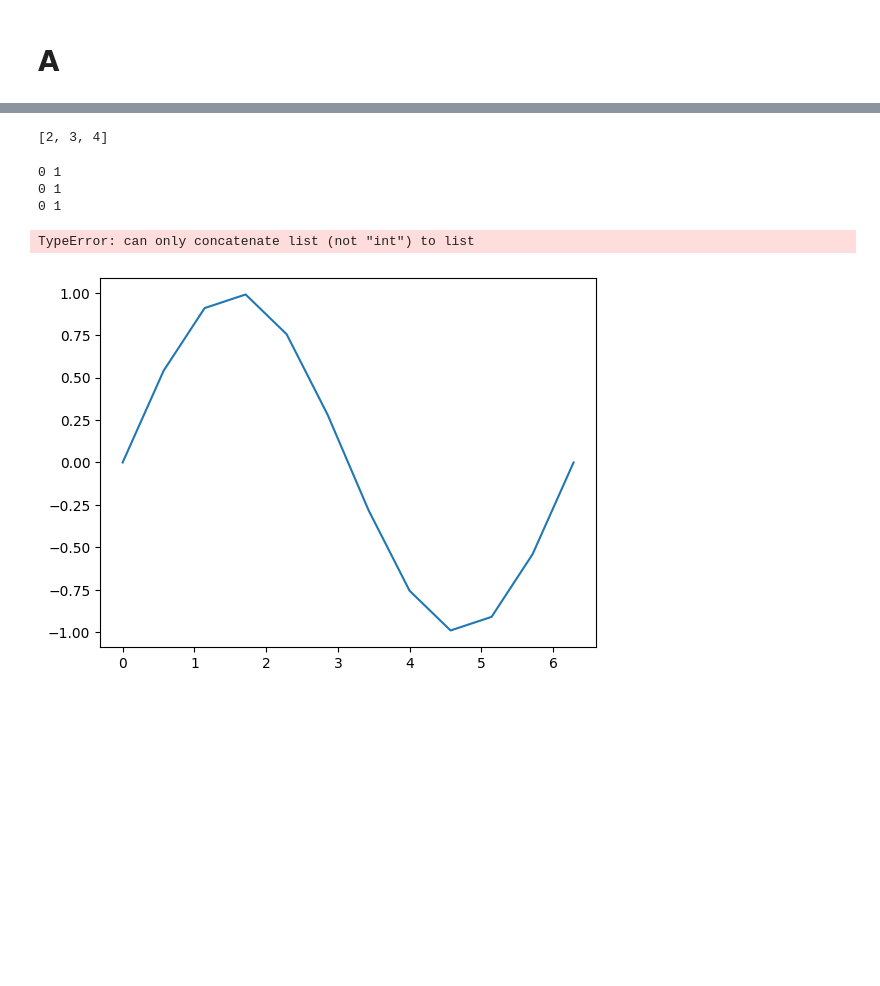
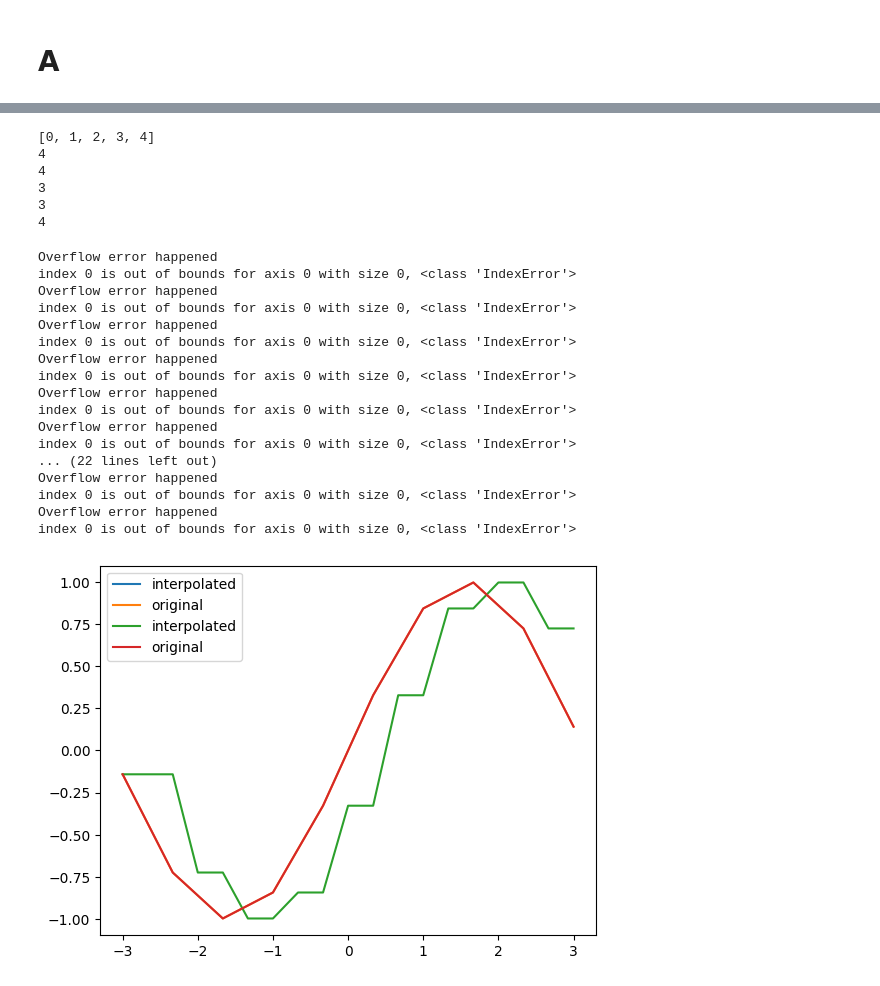
Before and after one commit to levi223/NumericalRecipes, a Jupyter notebook: Tutorial Sessions/Tutorial 2.ipynb, the cells around one changed output, grey strips where cells are left out. Saved outputs shown, nothing was run; the diff lists cells and outputs as text; code cells hidden in the pictures; blank space fills up the shorter version.

```diff
--- a/Tutorial Sessions/Tutorial 2.ipynb
+++ b/Tutorial Sessions/Tutorial 2.ipynb
@@ -101,21 +152,35 @@ class nevilleinterpol():
 # %%
-#create data and initiate linear interpol
 x = np.linspace(0,2*np.pi, 12)
 y = np.sin(x)
-interpol = nevilleinterpol(x,y)
+m = interpolate(x,y)
+m.interpolate(1.4,M= 5, method="CubicSpline")
+# %% [output]
+[0, 1, 2, 3, 4]
+4
+4
+3
+3
+4
-# %%
-interpol.neighbours(1.3, 3)
-# %% [output]
-[2, 3, 4]
-# %%
-plt.plot(x,y, label="real")
-for i in np.linspace(0,2*np.pi-0.5, 10):
-    plt.scatter(i, interpol.interpolate(i), label="interpolated")
-
-plt.legend()
-# %% [output]
-0 1
-0 1
-0 1
-TypeError: can only concatenate list (not "int") to list
-[figure, removed]
+# %%
+#create data and initiate linear interpol
+for i in range(0,2):
+    test_interpolate(M=i,method="neville", equation = lambda a: np.sin(a))
+# %% [output]
+Overflow error happened
+index 0 is out of bounds for axis 0 with size 0, <class 'IndexError'>
+Overflow error happened
+index 0 is out of bounds for axis 0 with size 0, <class 'IndexError'>
+Overflow error happened
+index 0 is out of bounds for axis 0 with size 0, <class 'IndexError'>
+Overflow error happened
+index 0 is out of bounds for axis 0 with size 0, <class 'IndexError'>
+Overflow error happened
+index 0 is out of bounds for axis 0 with size 0, <class 'IndexError'>
+Overflow error happened
+index 0 is out of bounds for axis 0 with size 0, <class 'IndexError'>
+... (22 lines left out)
+Overflow error happened
+index 0 is out of bounds for axis 0 with size 0, <class 'IndexError'>
+Overflow error happened
+index 0 is out of bounds for axis 0 with size 0, <class 'IndexError'>
+[figure, added]
```
Also changed, not shown: parts of 5 cells of this notebook.
